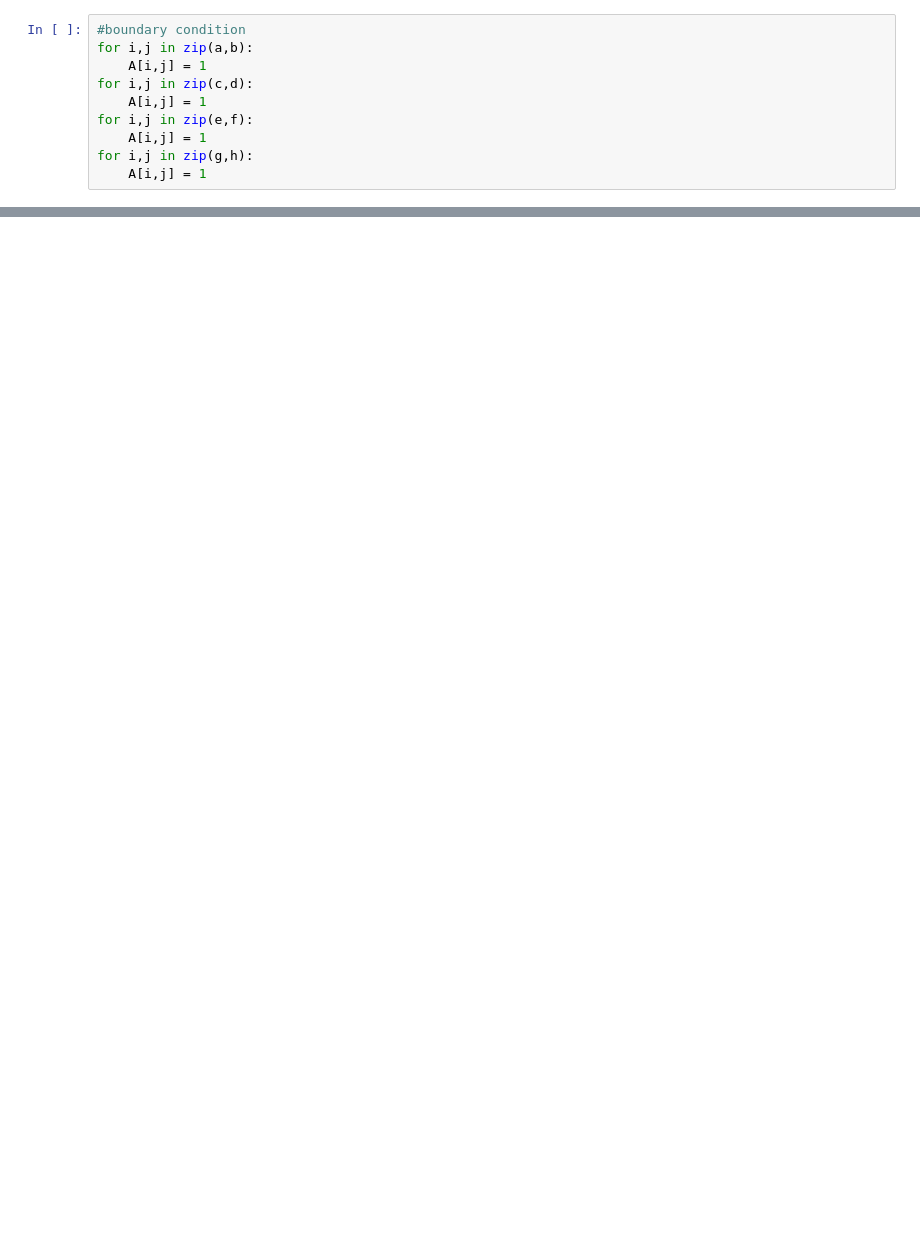
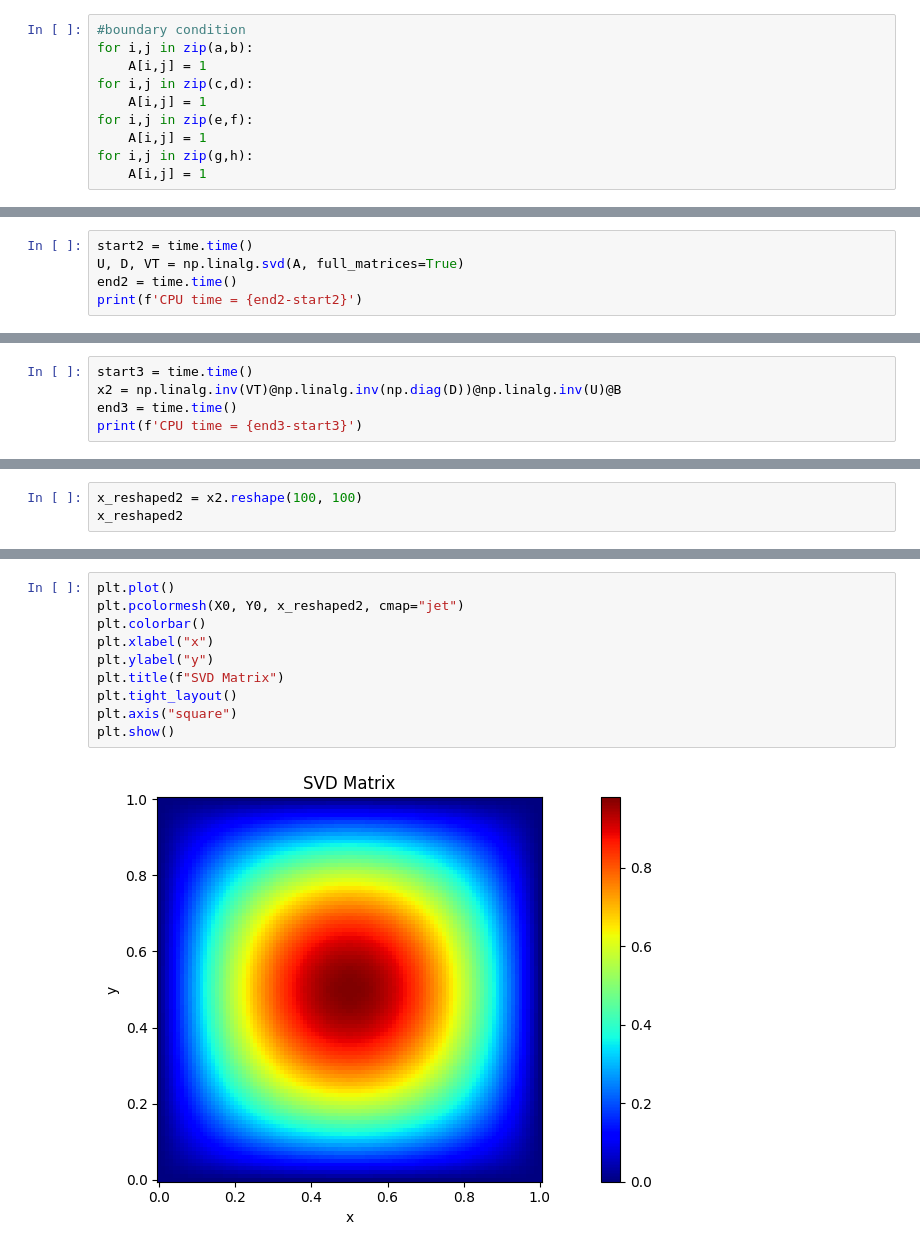
Before and after one commit to 07abrar/TensorlyTraining, a Jupyter notebook: Harmonic_Function_using_SVD.ipynb, the cells around one changed output, grey strips where cells are left out. Saved outputs shown, nothing was run; the diff lists cells and outputs as text; blank space fills up the shorter version.

```diff
--- a/Harmonic_Function_using_SVD.ipynb
+++ b/Harmonic_Function_using_SVD.ipynb
@@ -47,0 +112,5 @@ array([[1., 0., 0., ..., 0., 0., 0.],
+# %%
+start2 = time.time()
+U, D, VT = np.linalg.svd(A, full_matrices=True)
+end2 = time.time()
+print(f'CPU time = {end2-start2}')
@@ -47,0 +119,5 @@ array([[1., 0., 0., ..., 0., 0., 0.],
+# %%
+start3 = time.time()
+x2 = np.linalg.inv(VT)@np.linalg.inv(np.diag(D))@np.linalg.inv(U)@B
+end3 = time.time()
+print(f'CPU time = {end3-start3}')
@@ -47,0 +126,3 @@ array([[1., 0., 0., ..., 0., 0., 0.],
+# %%
+x_reshaped2 = x2.reshape(100, 100)
+x_reshaped2
@@ -47,0 +143,12 @@ array([[1., 0., 0., ..., 0., 0., 0.],
+# %%
+plt.plot()
+plt.pcolormesh(X0, Y0, x_reshaped2, cmap="jet")
+plt.colorbar()
+plt.xlabel("x")
+plt.ylabel("y")
+plt.title(f"SVD Matrix")
+plt.tight_layout()
+plt.axis("square")
+plt.show()
+# %% [output]
+[figure, added]
```
Also changed, not shown: parts of 20 cells of this notebook, 5 other files.
